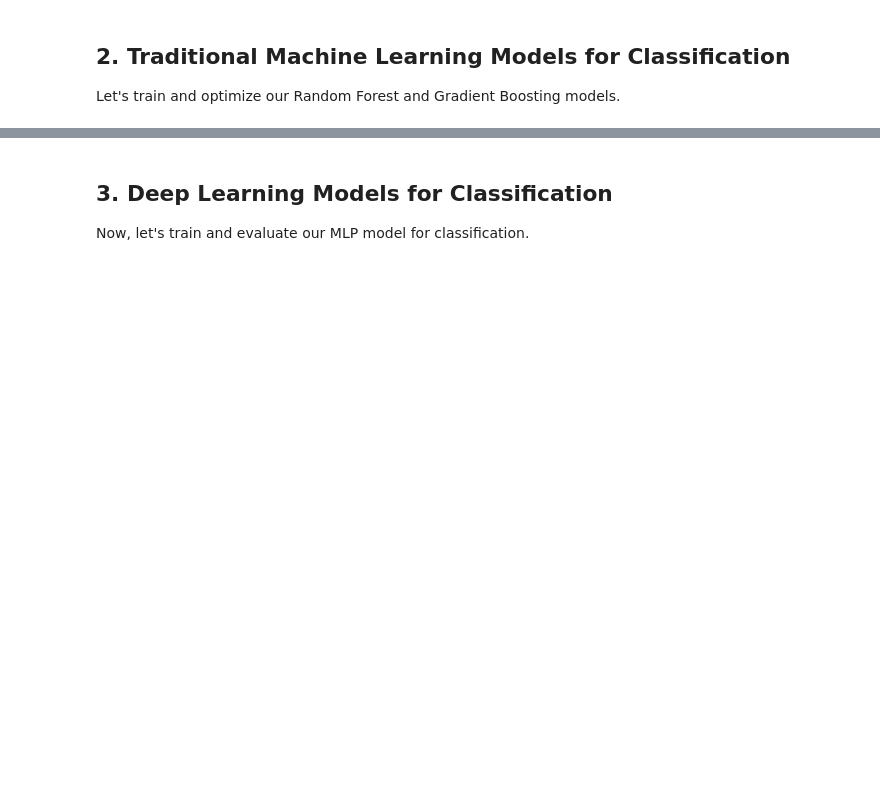
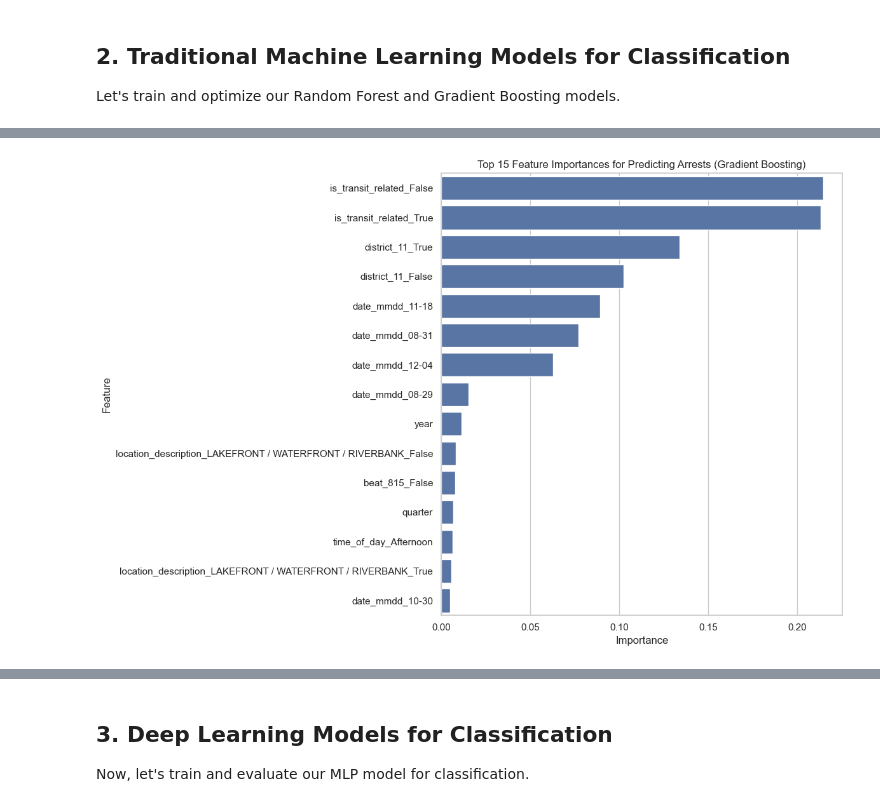
Before and after one commit to Shoban-Ravichandran-23272040/chicago_crime_analysis, a Jupyter notebook: notebooks/03_model_training.ipynb, the cells around one changed output, grey strips where cells are left out. Drawn from its saved outputs; the diff is of its cells as text; code cells hidden in the pictures; blank space fills up the shorter version.

```diff
--- a/notebooks/03_model_training.ipynb
+++ b/notebooks/03_model_training.ipynb
@@ -156,14 +177,18 @@ rf_model = RandomForestModel()
 rf = rf_model.build().model
 
 print("Performing grid search for Random Forest...")
-grid_search_rf = GridSearchCV(rf, param_grid_rf, cv=5, scoring='f1', n_jobs=-1)
-grid_search_rf.fit(X_train_balanced, y_train_balanced)
+try:
+    grid_search_rf = GridSearchCV(rf, param_grid_rf, cv=5, scoring='f1', n_jobs=-1)
+    grid_search_rf.fit(X_train_balanced, y_train_balanced)
 
-print(f"Best parameters: {grid_search_rf.best_params_}")
-print(f"Best cross-validation score: {grid_search_rf.best_score_:.4f}")
+    print(f"Best parameters: {grid_search_rf.best_params_}")
+    print(f"Best cross-validation score: {grid_search_rf.best_score_:.4f}")
 
-# Use the best model
-rf_best = grid_search_rf.best_estimator_
+    # Use the best model
+    rf_best = grid_search_rf.best_estimator_
 
-# Evaluate on test set
-rf_metrics, rf_pred, rf_proba, rf_cm, rf_time = evaluate_classifier(rf_best, X_test, y_test, "Random Forest (Optimized)")
+    # Evaluate on test set
+    rf_metrics, rf_pred, rf_proba, rf_cm, rf_time = evaluate_classifier(rf_best, X_test, y_test, "Random Forest (Optimized)")
+except Exception as e:
+    print(f"Error in Random Forest grid search: {e}")
+    raise
@@ -228,23 +320,60 @@ plt.show()
 # %%
-# Feature importance analysis
 if hasattr(gb_best, 'feature_importances_'):
     # Get feature importances
     importances = gb_best.feature_importances_
-    feature_importance = pd.DataFrame({
-        'Feature': feature_names,
-        'Importance': importances
-    }).sort_values('Importance', ascending=False)
 
-    # Plot top 15 features
-    plt.figure(figsize=(12, 8))
-    sns.barplot(x='Importance', y='Feature', data=feature_importance.head(15))
-    plt.title('Top 15 Feature Importances for Predicting Arrests (Gradient Boosting)')
-    plt.tight_layout()
-    plt.savefig('reports/figures/feature_importance_gb.png', dpi=300, bbox_inches='tight')
-    plt.show()
+    try:
+        # Approach 1: Try to get feature names from the model
+        if hasattr(gb_best, 'feature_names_in_'):
+            print("Using feature names from the model")
+            model_feature_names = gb_best.feature_names_in_
 
-    # Save feature importances for later reference
-    feature_importance.to_csv('reports/feature_importance_gb.csv', index=False)
+            # Create DataFrame with model's feature names
+            feature_importance = pd.DataFrame({
+                'Feature': model_feature_names,
+                'Importance': importances
+            }).sort_values('Importance', ascending=False)
 
-    print("Top 10 most important features:")
-    print(feature_importance.head(10))
+        # Approach 2: Use provided feature_names if lengths match
+        elif len(feature_names) == len(importances):
+            print("Using provided feature_names")
+            feature_importance = pd.DataFrame({
+                'Feature': feature_names,
+                'Importance': importances
+            }).sort_values('Importance', ascending=False)
+
+        # Approach 3: Truncate to common length
+        else:
+            print(f"Lengths don't match: feature_names={len(feature_names)}, importances={len(importances)}")
+            print("Creating dataframe with minimum common length")
+
+            min_length = min(len(feature_names), len(importances))
+            feature_importance = pd.DataFrame({
+                'Feature': feature_names[:min_length],
+                'Importance': importances[:min_length]
+            }).sort_values('Importance', ascending=False)
+
+        # Plot top features (up to 15)
+        top_n = min(15, len(feature_importance))
+        plt.figure(figsize=(12, 8))
+        sns.barplot(x='Importance', y='Feature', data=feature_importance.head(top_n))
+        plt.title(f'Top {top_n} Feature Importances for Predicting Arrests (Gradient Boosting)')
+        plt.tight_layout()
+        plt.savefig('reports/figures/feature_importance_gb.png', dpi=300, bbox_inches='tight')
+        plt.show()
+
+        # Save feature importances for later reference
+        feature_importance.to_csv('reports/feature_importance_gb.csv', index=False)
+
+        # Print top features (up to 10)
+        top_n_print = min(10, len(feature_importance))
+        print(f"Top {top_n_print} most important features:")
+        print(feature_importance.head(top_n_print))
+
+    except Exception as e:
+        print(f"Error creating feature importance visualization: {e}")
+        import traceback
+        traceback.print_exc()
+else:
+    print("Model doesn't have feature_importances_ attribute")
+# %% [output]
@@ -250,0 +381 @@ if hasattr(gb_best, 'feature_importances_'):
+[figure, added]
```
Also changed, not shown: parts of 22 cells of this notebook, 34 other files.
